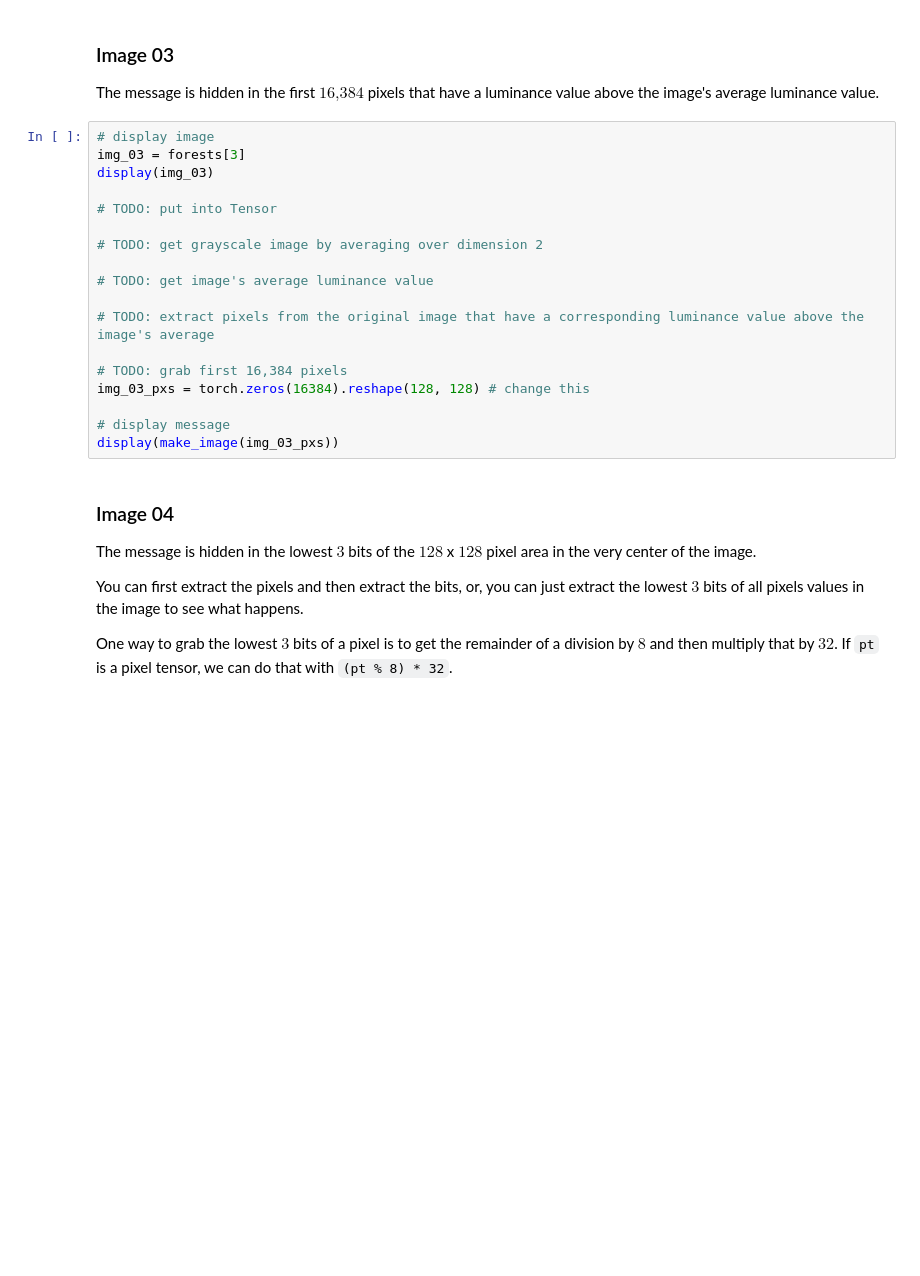
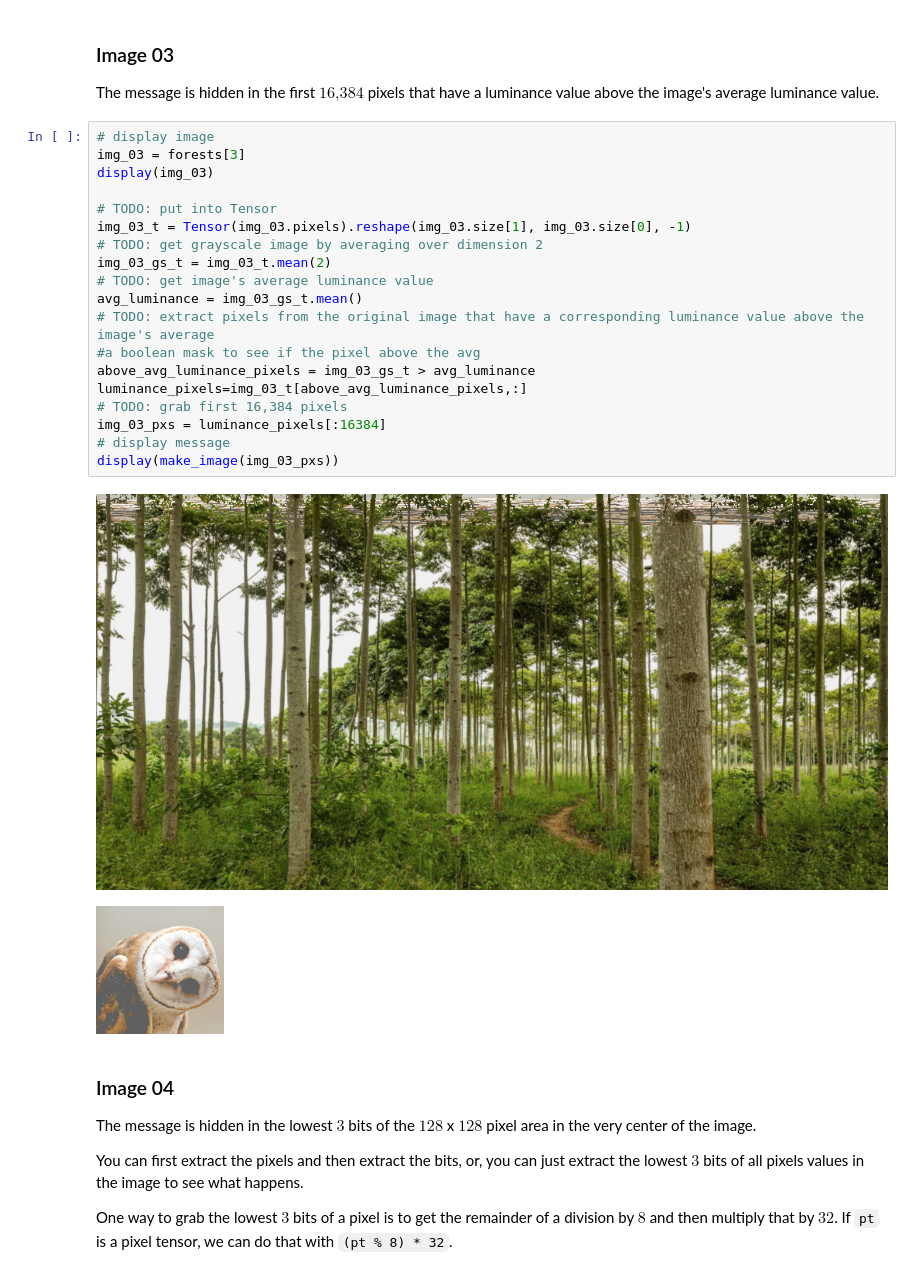
Before and after one commit to MACHINE-LEARNING-FOR-MEDIA-2024/HW11, a Jupyter notebook: HW11.ipynb, the cells around one changed output. Drawn from its saved outputs; the diff is of its cells as text; blank space fills up the shorter version.

Commit message:
image 03

```diff
--- a/HW11.ipynb
+++ b/HW11.ipynb
@@ -167,21 +167,25 @@ The message is hidden in the first $16\text{,}384$ pixels that have a luminance
 # %%
 # display image
 img_03 = forests[3]
 display(img_03)
 
 # TODO: put into Tensor
-
+img_03_t = Tensor(img_03.pixels).reshape(img_03.size[1], img_03.size[0], -1)
 # TODO: get grayscale image by averaging over dimension 2
-
+img_03_gs_t = img_03_t.mean(2)
 # TODO: get image's average luminance value
-
+avg_luminance = img_03_gs_t.mean()
 # TODO: extract pixels from the original image that have a corresponding luminance value above the image's average
-
+#a boolean mask to see if the pixel above the avg
+above_avg_luminance_pixels = img_03_gs_t > avg_luminance
+luminance_pixels=img_03_t[above_avg_luminance_pixels,:]
 # TODO: grab first 16,384 pixels
-img_03_pxs = torch.zeros(16384).reshape(128, 128) # change this
-
+img_03_pxs = luminance_pixels[:16384]
 # display message
 display(make_image(img_03_pxs))
+# %% [output]
+[figure, added]
+[figure, added]
 # %% [markdown]
 ### Image 04
 
```
